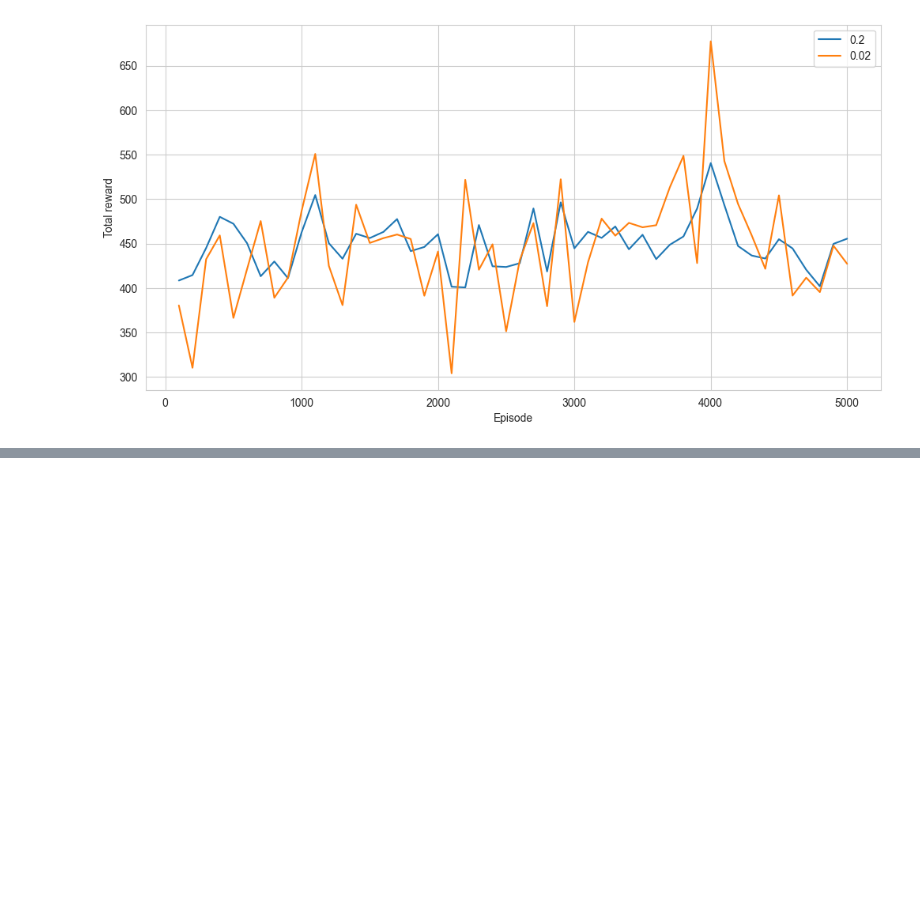
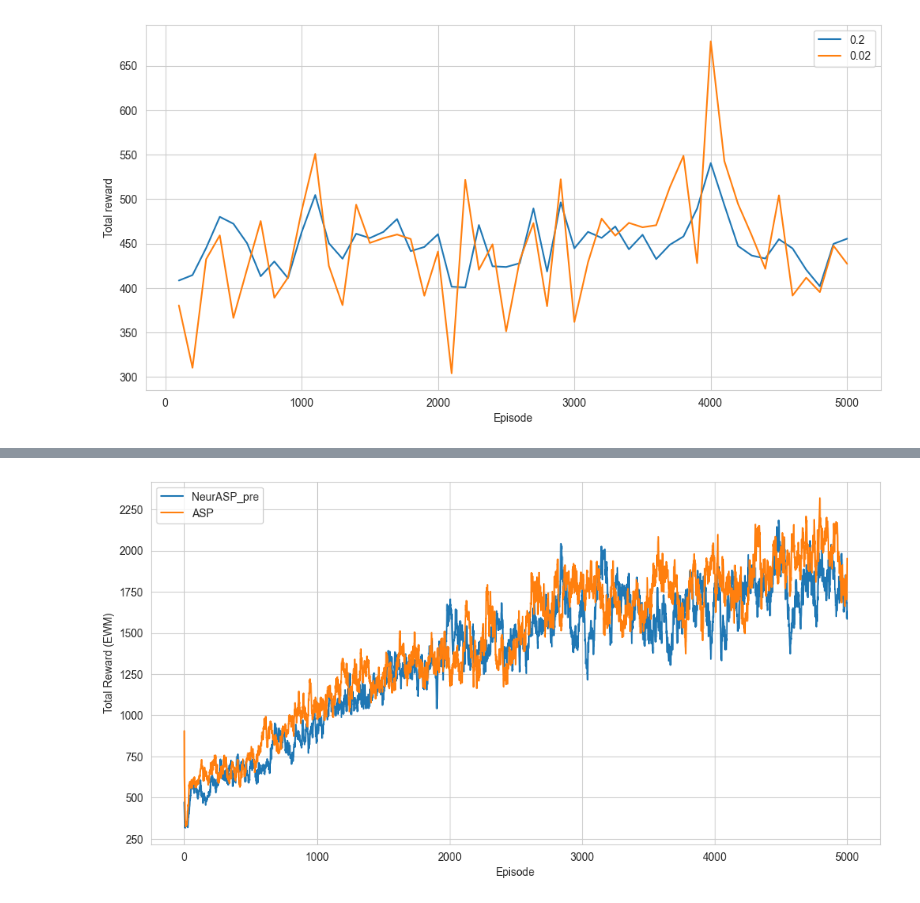
Before and after one commit to MaximVandecasteele/NeurASP, a Jupyter notebook: Evaluation/results_baseline.ipynb, the cells around one changed output, grey strips where cells are left out. Drawn from its saved outputs; the diff is of its cells as text; code cells hidden in the pictures; blank space fills up the shorter version.

```diff
--- a/Evaluation/results_baseline.ipynb
+++ b/Evaluation/results_baseline.ipynb
@@ -954,0 +1078,19 @@ model_average_rewards_df
+# %%
+# Plot the data from df1 using Seaborn
+plt.figure(figsize=(12, 6))
+
+sns.lineplot(data=result_df_pre_training, x='episode', y='ewm', label='NeurASP_pre')
+
+# Plot the data from df2 using Seaborn
+sns.lineplot(data=result_df_asp_training, x='episode', y='ewm', label='ASP')
+
+# Add labels and legend using Matplotlib
+
+plt.xlabel('Episode')
+plt.ylabel('Total Reward (EWM)')
+plt.legend()
+
+# Show the plot
+plt.show()
+# %% [output]
+[figure, added]
```
Also changed, not shown: parts of 70 cells of this notebook, 18 other files.
